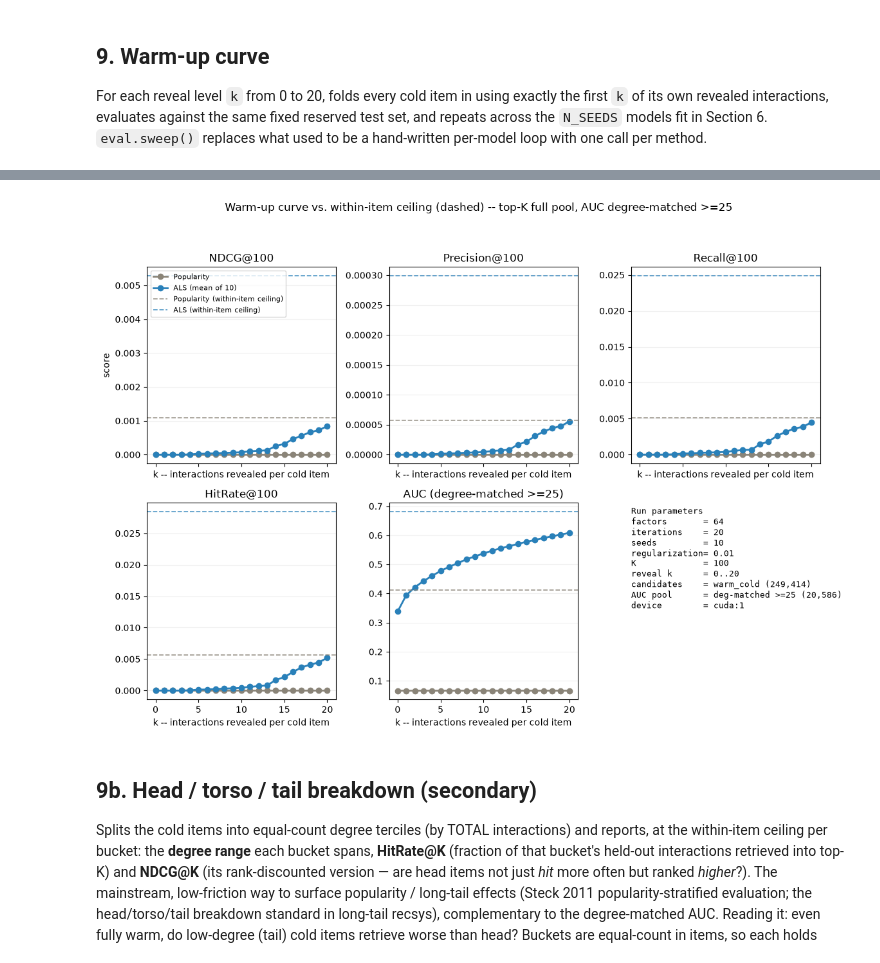
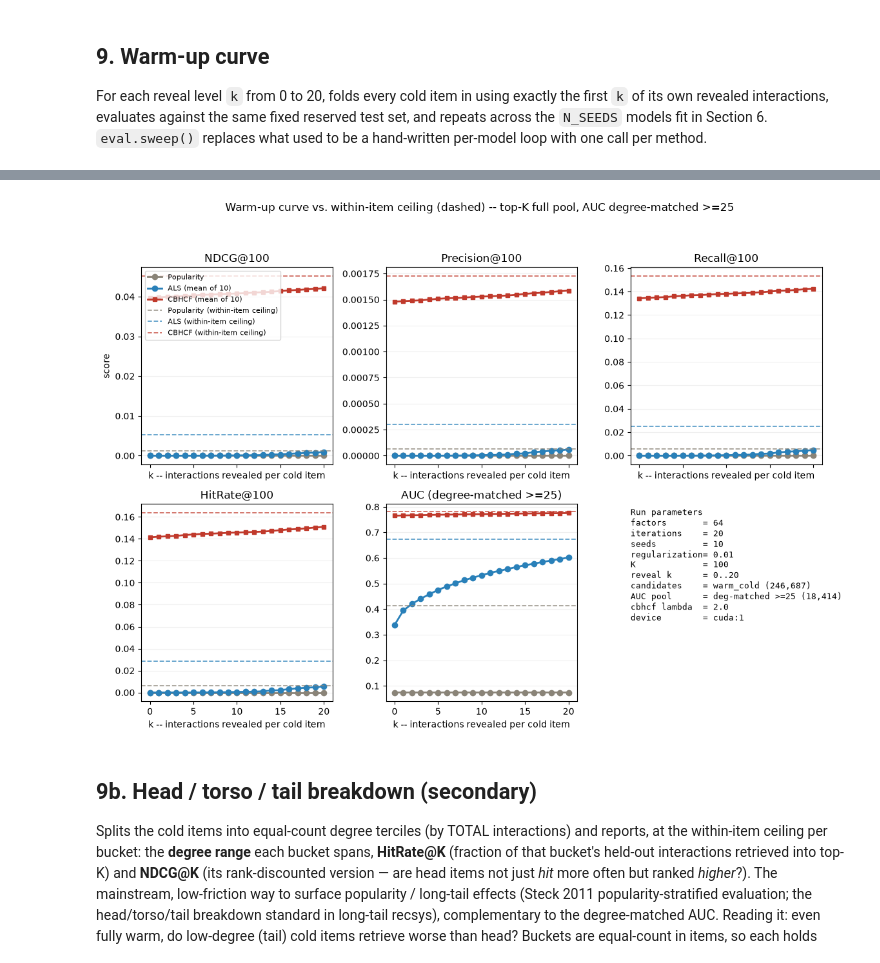
Before and after one commit to jessylan/llm-cold-start-recsys, a Jupyter notebook: notebooks/baseline_steel_thread_cf.ipynb, the cells around one changed output, grey strips where cells are left out. Saved outputs shown, nothing was run; the diff lists cells and outputs as text; code cells hidden in the pictures.

```diff
--- a/notebooks/baseline_steel_thread_cf.ipynb
+++ b/notebooks/baseline_steel_thread_cf.ipynb
@@ -70,6 +70,8 @@ import wandb
 from recsys import load
 from recsys import pop
 from recsys import cf
+from recsys import content
+from recsys import cbhcf
 from recsys import eval as ev
 
 DEVICE = "cuda:1"   # which GPU the recommend/sweeps use. GPU 1 is idle; GPU 0 is shared with the
@@ -83,7 +85,7 @@ WANDB_ENTITY_NAME = "mads-team-cold-start"
 WANDB_PROJECT_NAME = "llm-cold-start-recsys"
 RUN_TAG = time.strftime("%Y%m%d-%H%M%S")
 
-WANDB_ENABLED = False  # flip to True to actually upload runs to W&B (off by default; disabled = no-op)
+WANDB_ENABLED = True  # flip to True to actually upload runs to W&B (off by default; disabled = no-op)
 WANDB_MODE = "online" if WANDB_ENABLED else "disabled"
 # %% [output]
 python     3.12.13  (x86_64)
@@ -344,10 +547,17 @@ try:
 except Exception as _e:
     print(f"(titles unavailable: {_e}; showing item ids only)")
     titles = None
-sample_user_index = 0
+# CBHCF can only score users its content cache covers -- the eval users, not the full population --
+# so the example user is drawn from that set rather than being user_index 0. Picking one with ~20
+# training interactions keeps the example representative rather than degenerate.
+_hist = np.asarray(dataset.ref_train[eval_users_all].sum(axis=1)).ravel()
+sample_user_index = (int(eval_users_all[int(np.argmin(np.abs(_hist - 20)))]) if RUN_CBHCF else 0)
 raw_user_id = dataset.index_to_user[sample_user_index]
 
-for name, m in [("Popularity", pop_model), ("ALS", model)]:
+_example_models = [("Popularity", pop_model), ("ALS", model)]
+if RUN_CBHCF:
+    _example_models.append(("CBHCF", cbhcf_models[0]))
+for name, m in _example_models:
     recs = ev.top_n_recommendations(m, dataset, sample_user_index, N=5, titles=titles)
     print(f"--- {name}: top 5 for user_index {sample_user_index} (raw user_id {raw_user_id}) ---")
     for r in recs:
@@ -384,8 +595,11 @@ def _pop_curve():
     c = ev.sweep([pop_model], dataset, K_LEVELS, K=K)[0]
     c["AUC"] = ev.pop_auc_curve(pop_model, dataset, seed_models[0], K_LEVELS)  # degree-matched pool (>=25 warm + cold)
     return c
-pop_curve = cache_pickle("pop_curve", _pop_curve, params=(K, tuple(K_LEVELS), "auc", "5core")) if RUN_POP else None  # keyed by K & K_LEVELS (+ "5core" dataset marker)
+pop_curve = cache_pickle("pop_curve", _pop_curve, params=(FP, K, tuple(K_LEVELS))) if RUN_POP else None
 als_curve, n_eval_per_k = ev.sweep_mode_a_cached(seed_models, dataset, K_LEVELS, K=K)     # GPU warm-cache sweep
+# Identical call for CBHCF -- no CBHCF-specific evaluation code exists. That is the point of the
+# score-source interface: eval.py never learns that this model's score is not a factor product.
+cbhcf_curve = ev.sweep_mode_a_cached(cbhcf_models, dataset, K_LEVELS, K=K)[0] if RUN_CBHCF else None
 
 # --- Weights & Biases: open the ALS run (spans Mode A + Mode B) and the Popularity run (Mode A only) ---
 als_run = wandb.init(entity=WANDB_ENTITY_NAME, project=WANDB_PROJECT_NAME, name=f"als-{RUN_TAG}",
@@ -395,19 +609,29 @@ if RUN_POP:
     pop_run = wandb.init(entity=WANDB_ENTITY_NAME, project=WANDB_PROJECT_NAME, name=f"popularity-{RUN_TAG}",
                          mode=WANDB_MODE, reinit="create_new")
     pop_run.define_metric("mode_a/*", step_metric="k")
+if RUN_CBHCF:
+    cbhcf_run = wandb.init(entity=WANDB_ENTITY_NAME, project=WANDB_PROJECT_NAME, name=f"cbhcf-{RUN_TAG}",
+                           config={**ALS_PARAMS, "N_SEEDS": N_SEEDS, "K": K,
+                                   "content_weight": CBHCF_LAMBDA,
+                                   "lambda_provenance": CBHCF_LAMBDA_PROVENANCE},
+                           mode=WANDB_MODE, reinit="create_new")
+    cbhcf_run.define_metric("mode_a/*", step_metric="k")
 
 print("Warm-up sweep:")
 for i, k in enumerate(K_LEVELS):
     parts = []
     for m in METRICS:
         pop_str = f"Pop={pop_curve[m]['mean'][i]:.4f} " if RUN_POP else ""
-        parts.append(f"{m}: {pop_str}ALS={als_curve[m]['mean'][i]:.4f}")
+        cb_str = f" CBHCF={cbhcf_curve[m]['mean'][i]:.4f}" if RUN_CBHCF else ""
+        parts.append(f"{m}: {pop_str}ALS={als_curve[m]['mean'][i]:.4f}{cb_str}")
     print(f"k={k:>2}  eval users={n_eval_per_k[i]:>7,}  " + "  ".join(parts))
 
     # Log this reveal level to W&B (mode_a/* against step metric k)
     als_run.log({"k": k, **{f"mode_a/{m}": als_curve[m]["mean"][i] for m in METRICS}})
     if RUN_POP:
         pop_run.log({"k": k, **{f"mode_a/{m}": pop_curve[m]["mean"][i] for m in METRICS}})
+    if RUN_CBHCF:
+        cbhcf_run.log({"k": k, **{f"mode_a/{m}": cbhcf_curve[m]["mean"][i] for m in METRICS}})
 
 print(f"\nALS is the mean of {N_SEEDS} independent fits — the shaded band on each plot is that spread."
       + ("  Popularity is deterministic (exact)." if RUN_POP else "  (Popularity floor skipped this run.)"))
@@ -445,11 +669,19 @@ for i, (ax, metric) in enumerate(zip(axes, METRICS)):
     ax.plot(K_LEVELS, als_mean, marker="o", markersize=6, linewidth=2,
             color="#2980b9", label=show_label(f"ALS (mean of {N_SEEDS})"))
     ax.fill_between(K_LEVELS, als_mean - als_std, als_mean + als_std, color="#2980b9", alpha=0.15, linewidth=0)
+    if RUN_CBHCF:
+        cb_mean = np.array(cbhcf_curve[metric]["mean"]); cb_std = np.array(cbhcf_curve[metric]["std"])
+        ax.plot(K_LEVELS, cb_mean, marker="s", markersize=5, linewidth=2,
+                color="#c0392b", label=show_label(f"CBHCF (mean of {N_SEEDS})"))
+        ax.fill_between(K_LEVELS, cb_mean - cb_std, cb_mean + cb_std, color="#c0392b", alpha=0.15, linewidth=0)
     if RUN_POP:
         ax.axhline(pop_ref["mean"][metric], color="#8A8478", linestyle="--", linewidth=1.3, alpha=0.75,
                    label=show_label("Popularity (within-item ceiling)"))
     ax.axhline(als_ref["mean"][metric], color="#2980b9", linestyle="--", linewidth=1.3, alpha=0.75,
                label=show_label("ALS (within-item ceiling)"))
+    if RUN_CBHCF:
+        ax.axhline(cbhcf_ref["mean"][metric], color="#c0392b", linestyle="--", linewidth=1.3, alpha=0.75,
+                   label=show_label("CBHCF (within-item ceiling)"))
 
     ax.set_title("AUC (degree-matched >=25)" if metric == "AUC" else f"{metric}@{K}")
     ax.set_xlabel("k -- interactions revealed per cold item")
@@ -464,6 +696,7 @@ _params = [("factors", ALS_PARAMS["factors"]), ("iterations", ALS_PARAMS["iterat
            ("reveal k", f"{K_LEVELS[0]}..{K_LEVELS[-1]}"),
            ("candidates", f"warm_cold ({len(seed_models[0]._candidate_ids):,})"),
            ("AUC pool", f"deg-matched >=25 ({len(seed_models[0]._auc_candidate_ids):,})"),
+           ("cbhcf lambda", CBHCF_LAMBDA if RUN_CBHCF else "off"),
            ("device", DEVICE)]
 axes[5].axis("off")
 axes[5].text(0.0, 0.98, "Run parameters\n" + "\n".join(f"{k:<14}= {v}" for k, v in _params),
@@ -480,4 +713,4 @@ Wall time: 559 ms
-[figure, old version]
+[figure, new version]
 # %% [markdown]
 ## 9b. Head / torso / tail breakdown (secondary)
 
```
Also changed, not shown: parts of 16 cells of this notebook, 9 other files.
